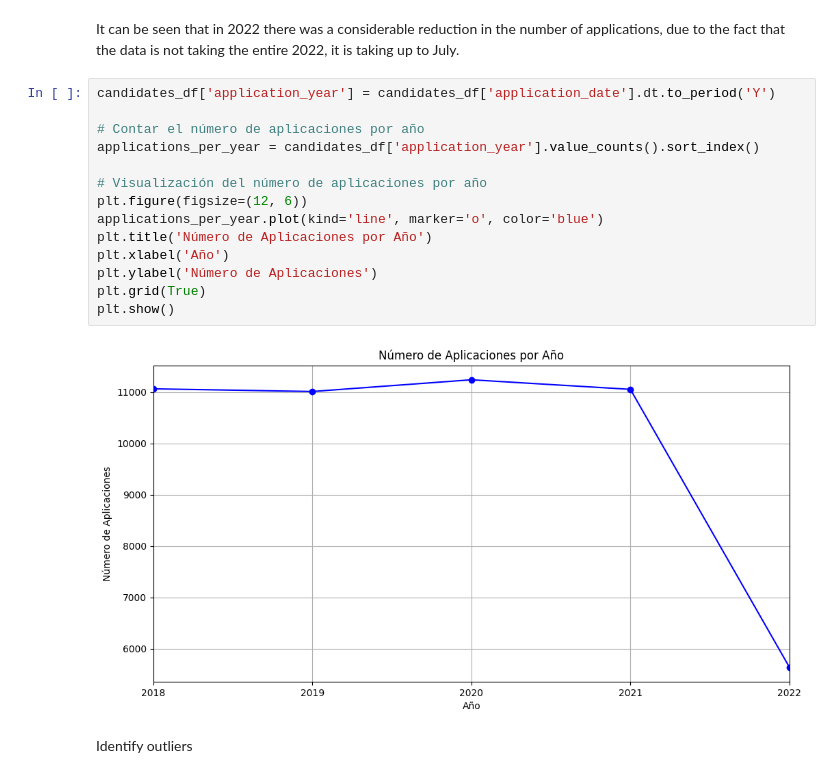
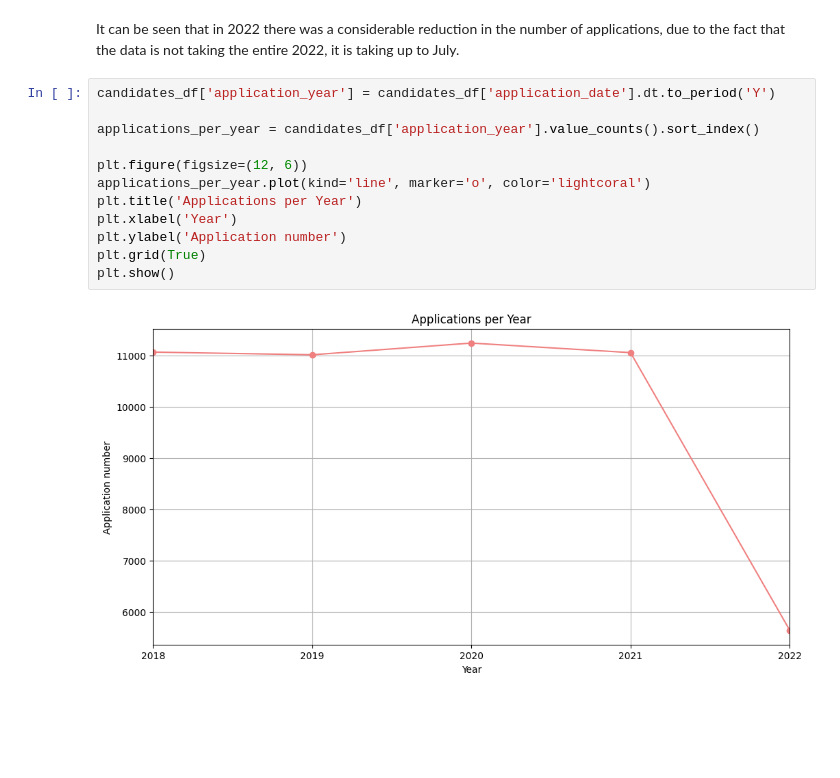
Before and after one commit to natam226/Workshop_001, a Jupyter notebook: notebooks/002_EDA.ipynb, the cells around one changed output. Drawn from its saved outputs; the diff is of its cells as text; blank space fills up the shorter version.

```diff
--- a/notebooks/002_EDA.ipynb
+++ b/notebooks/002_EDA.ipynb
@@ -263,18 +292,14 @@ It can be seen that in 2022 there was a considerable reduction in the number of
 # %%
 candidates_df['application_year'] = candidates_df['application_date'].dt.to_period('Y')
 
-# Contar el número de aplicaciones por año
 applications_per_year = candidates_df['application_year'].value_counts().sort_index()
 
-# Visualización del número de aplicaciones por año
 plt.figure(figsize=(12, 6))
-applications_per_year.plot(kind='line', marker='o', color='blue')
-plt.title('Número de Aplicaciones por Año')
-plt.xlabel('Año')
-plt.ylabel('Número de Aplicaciones')
+applications_per_year.plot(kind='line', marker='o', color='lightcoral')
+plt.title('Applications per Year')
+plt.xlabel('Year')
+plt.ylabel('Application number')
 plt.grid(True)
 plt.show()
 # %% [output]
-[figure, old version]
+[figure, new version]
-# %% [markdown]
-Identify outliers
```
Also changed, not shown: parts of 47 cells of this notebook, 5 other files.
